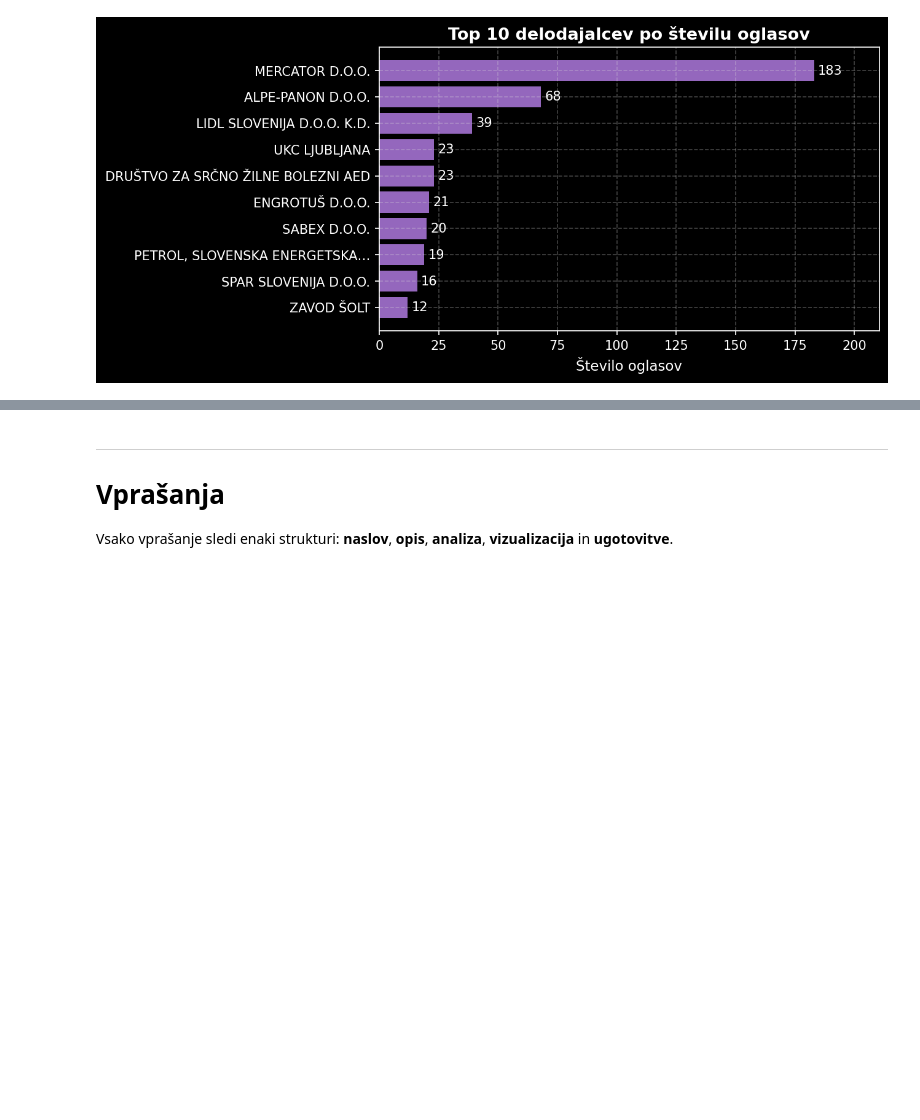
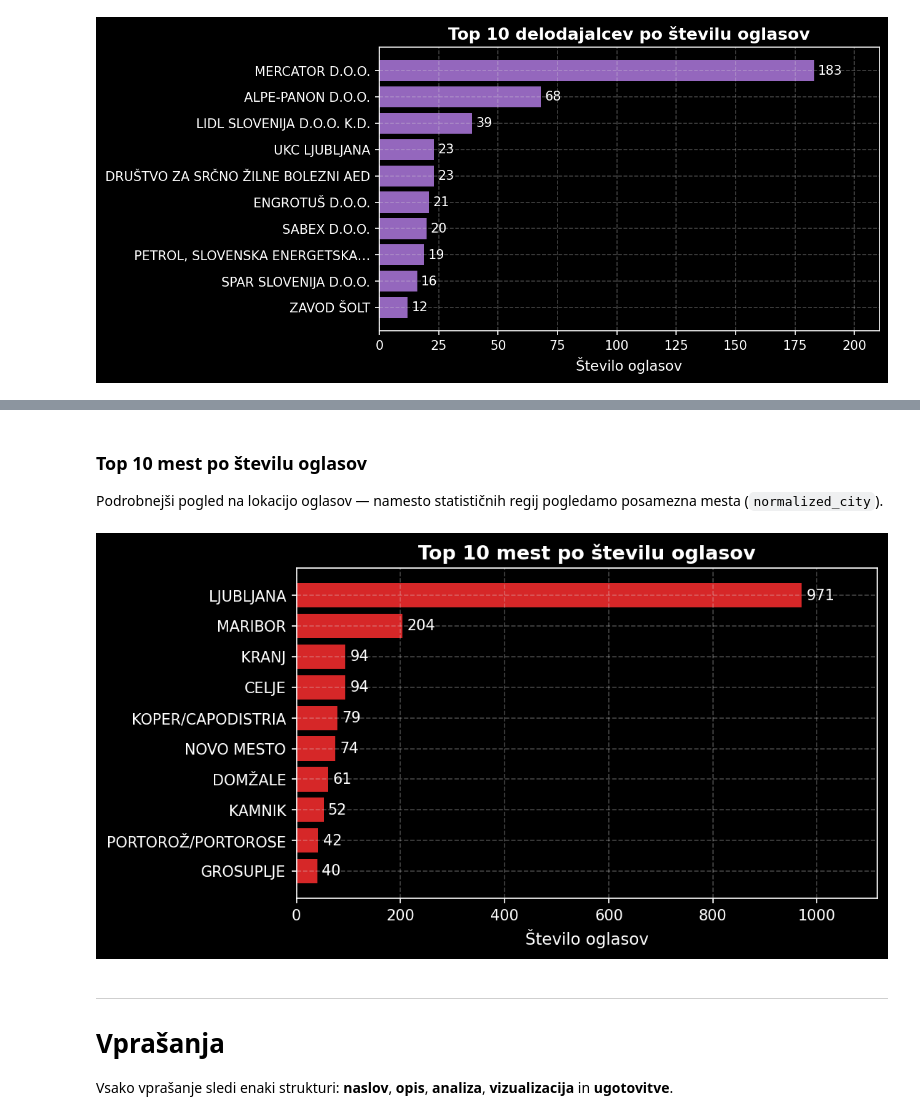
Before and after one commit to svenko99/PR2608, a Jupyter notebook: reports/rezultati.ipynb, the cells around one changed output, grey strips where cells are left out. Drawn from its saved outputs; the diff is of its cells as text; code cells hidden in the pictures; blank space fills up the shorter version.

```diff
--- a/reports/rezultati.ipynb
+++ b/reports/rezultati.ipynb
@@ -259,3 +346,20 @@ plt.show()
+# %% [markdown]
+### Top 10 mest po številu oglasov
+
+Podrobnejši pogled na lokacijo oglasov — namesto statističnih regij pogledamo posamezna mesta (`normalized_city`).
+# %%
+# Top 10 mest po številu oglasov
+city_counts = data["normalized_city"].value_counts().head(10).sort_values()
+
+fig, ax = plt.subplots()
+bars = ax.barh(city_counts.index, city_counts.values, color=COLORS[3])
+ax.bar_label(bars, padding=3)
+ax.set_xlabel("Število oglasov")
+ax.set_title("Top 10 mest po številu oglasov")
+ax.set_xlim(right=city_counts.max() * 1.15)
+plt.show()
+# %% [output]
+[figure, added]
 # %% [markdown]
 ---
 
```
Also changed, not shown: parts of 8 cells of this notebook.
